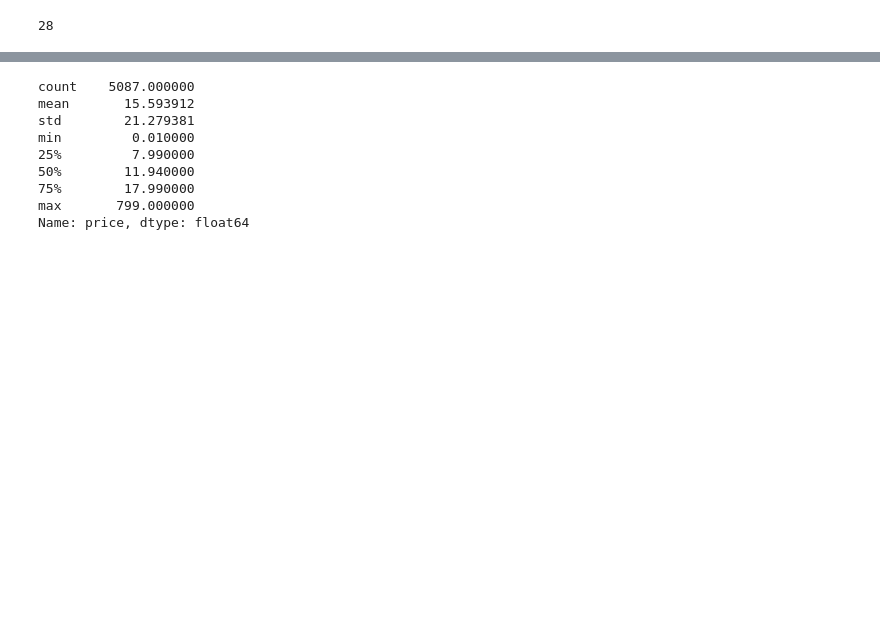
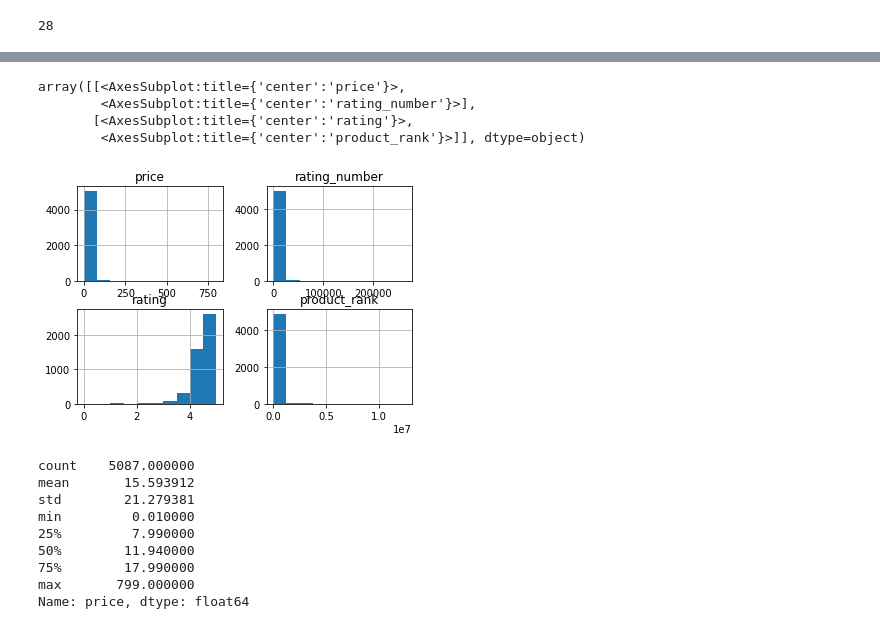
Before and after one commit to Alexandria-Ransom/Amazon_Keywords, a Jupyter notebook: keywords_ecom.ipynb, the cells around one changed output, grey strips where cells are left out. Drawn from its saved outputs; the diff is of its cells as text; code cells hidden in the pictures; blank space fills up the shorter version.

```diff
--- a/keywords_ecom.ipynb
+++ b/keywords_ecom.ipynb
@@ -318,6 +329,14 @@ df['price'].isnull().sum() #checking for missing values in the price column
 # %% [markdown]
 #### **Performing a statistical test to fill in the 28 missing values in the price column**
 ![stats](https://media.giphy.com/media/l378c04F2fjeZ7vH2/giphy.gif)
+# %%
+df.hist() #shows that the numerical data is skewed
+# %% [output]
+array([[<AxesSubplot:title={'center':'price'}>,
+        <AxesSubplot:title={'center':'rating_number'}>],
+       [<AxesSubplot:title={'center':'rating'}>,
+        <AxesSubplot:title={'center':'product_rank'}>]], dtype=object)
+[figure, added]
 # %%
 df['price']
 df['price'].hist(bins=[0,50,100,200,300, 500, 800])
```
Also changed, not shown: parts of 3 cells of this notebook.
